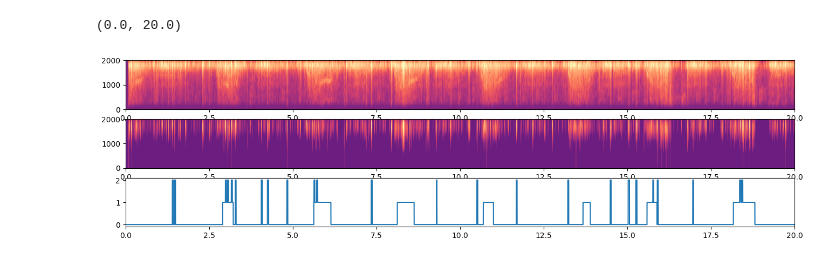
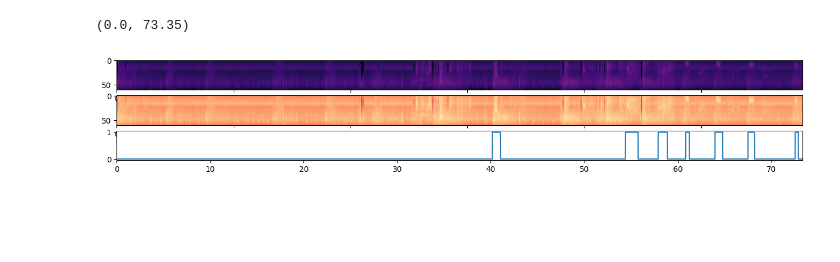
Before and after one commit to bastienorset-huma/respiratory_sound, a Jupyter notebook: src/respiratory_sound/2_exploratory_subject.ipynb, the cells around one changed output. Saved outputs shown, nothing was run; the diff lists cells and outputs as text; code cells hidden in the pictures; blank space fills up the shorter version.

```diff
--- a/src/respiratory_sound/2_exploratory_subject.ipynb
+++ b/src/respiratory_sound/2_exploratory_subject.ipynb
@@ -32,10 +32,27 @@ def decompose_and_plot(x: np.ndarray, dq_params: dict, figsize: tuple = (16, 10)
 # %%
 audio_folder = '../../data/ICBHI_final_database'
-# %%
-audio_subject = '107_2b3_Ar_mc_AKGC417L'  #wheeze example
-audio_data_file, audio_event_file,tyxt = processing.load_file_from_recording_name(audio_folder,audio_subject)
-data_filtered_original = processing.preprocess_data(audio_data_file, audio_event_file)
-data_feature_original = processing.apply_stft(data_filtered_original,n_fft=40)
+# %%
+
+audio_file  = '222_1b1_Pr_sc_Meditron'
+ #audio_file = '223_1b1_Lr_sc_Meditron'
+audio_file= processing.load_file_from_recording_name(audio_folder,audio_file)
+data_filtered_original,df_label = processing.preprocess_data(audio_file,annotations='event')
+data_feature_original = processing.apply_wavelets(data_filtered_original)
+# %%
+data_feature_original2 = data_feature_original.copy()
+data_feature_original2['data'] = (data_feature_original2['data'] - np.min(data_feature_original2['data']))/(np.max(data_feature_original2['data']) - np.min(data_feature_original2['data']))
+# %%
+f = plt.figure(figsize = (16,4))
+ax = f.add_subplot(511)
+ax.imshow(data_feature_original['data'], cmap='magma', aspect='auto', norm=None, vmax=100, vmin=-100)
+ax = f.add_subplot(512)
+ax.imshow(data_feature_original2['data'], cmap='magma', aspect='auto', norm=None)
+ax = f.add_subplot(513)
+ax.plot(data_filtered_original['time'],data_filtered_original['label'])
+ax.set_xlim([data_filtered_original['time'][0],data_filtered_original['time'][-1]])
+# %% [output]
+(0.0, 73.35)
+[figure, added]
 # %%
 dq_params = {
     'q1': 6,
@@ -55,18 +71,32 @@ x1,x2 = decompose_and_plot(data_filtered_original['data'], dq_params)
 # %%
 data_filtered_low = data_filtered_original.copy()
 data_filtered_low['data'] = x2
-data_feature = processing.apply_stft(data_filtered_low,n_fft=40)
+data_feature_low = processing.apply_wavelets(data_filtered_low)
+
+
+data_filtered_high = data_filtered_original.copy()
+data_filtered_high['data'] = x1
+data_feature_high = processing.apply_wavelets(data_filtered_high)
+
+
+data_filtered_rest= data_filtered_original.copy()
+data_filtered_rest['data'] = xrest
+data_feature_rest = processing.apply_wavelets(data_filtered_rest)
+
 
 f = plt.figure(figsize = (16,4))
-ax = f.add_subplot(311)
+ax = f.add_subplot(511)
 ax.imshow(data_feature_original['data'], cmap='magma', aspect='auto', norm=None, vmax=0, vmin=-100,
           extent=[data_filtered_low['time'][0],data_filtered_low['time'][-1],data_feature_original['freq'][0],data_feature_original['freq'][-1]])
-ax = f.add_subplot(312)
-ax.imshow(data_feature['data'], cmap='magma', aspect='auto', norm=None, vmax=0, vmin=-100,
-          extent=[data_filtered_original['time'][0],data_filtered_original['time'][-1],data_feature['freq'][0],data_feature['freq'][-1]])
-ax = f.add_subplot(313)
+ax = f.add_subplot(512)
+ax.imshow(data_feature_low['data'], cmap='magma', aspect='auto', norm=None, vmax=0, vmin=-100,
+          extent=[data_filtered_original['time'][0],data_filtered_original['time'][-1],data_feature_low['freq'][0],data_feature_low['freq'][-1]])
+ax = f.add_subplot(513)
+ax.imshow(data_feature_high['data'], cmap='magma', aspect='auto', norm=None, vmax=0, vmin=-100,
+          extent=[data_filtered_original['time'][0],data_filtered_original['time'][-1],data_feature_high['freq'][0],data_feature_high['freq'][-1]])
+ax = f.add_subplot(514)
+ax.imshow(data_feature_rest['data'], cmap='magma', aspect='auto', norm=None, vmax=0, vmin=-100,
+          extent=[data_filtered_original['time'][0],data_filtered_original['time'][-1],data_feature_rest['freq'][0],data_feature_rest['freq'][-1]])
+ax = f.add_subplot(515)
 ax.plot(data_filtered_low['time'],data_filtered_low['label'])
 ax.set_xlim([data_filtered_low['time'][0],data_filtered_low['time'][-1]])
-# %% [output]
-(0.0, 20.0)
-[figure, removed]
```
Also changed, not shown: parts of 4 cells of this notebook, 8 other files.
